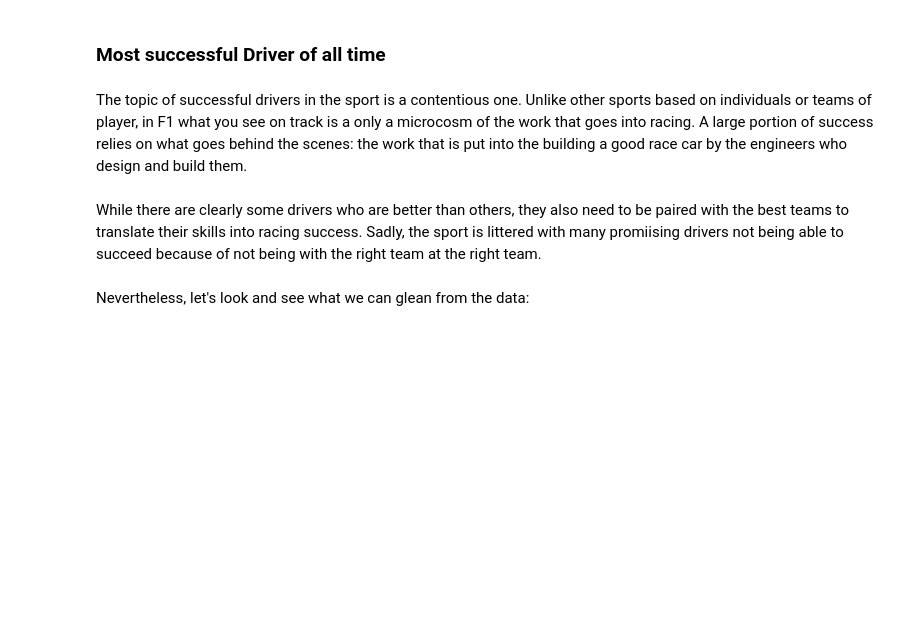
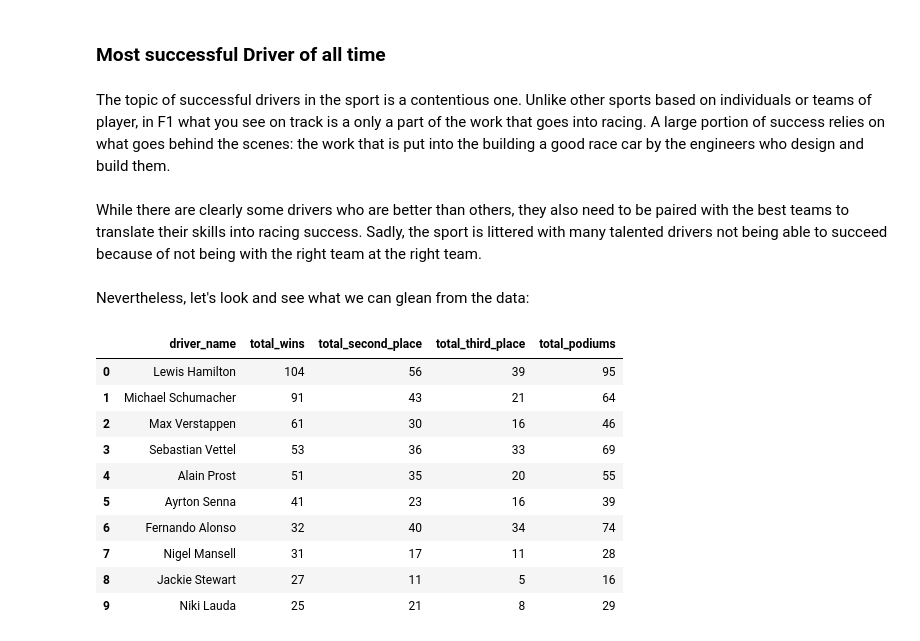
Before and after one commit to rahulakrish/formula_1, a Jupyter notebook: notebook.ipynb, the cells around one changed output. Cells and saved outputs as stored; diff of their text form; code cells hidden in the pictures; blank space fills up the shorter version.

Commit message:
done viz for drivers with most wins

```diff
--- a/notebook.ipynb
+++ b/notebook.ipynb
@@ -166,8 +166,41 @@ In amongst the top 10 teams, are names like Bentton, Williams and Red Bull; name
 # %% [markdown]
 ### Most successful Driver of all time
 # %% [markdown]
-The topic of successful drivers in the sport is a contentious one. Unlike other sports based on individuals or teams of player, in F1 what you see on track is a only a microcosm of the work that goes into racing. A large portion of success relies on what goes behind the scenes: the work that is put into the building a good race car by the engineers who design and build them.
+The topic of successful drivers in the sport is a contentious one. Unlike other sports based on individuals or teams of player, in F1 what you see on track is a only a part of the work that goes into racing. A large portion of success relies on what goes behind the scenes: the work that is put into the building a good race car by the engineers who design and build them.
 # %% [markdown]
-While there are clearly some drivers who are better than others, they also need to be paired with the best teams to translate their skills into racing success. Sadly, the sport is littered with many promiising drivers not being able to succeed because of not being with the right team at the right team.
+While there are clearly some drivers who are better than others, they also need to be paired with the best teams to translate their skills into racing success. Sadly, the sport is littered with many talented drivers not being able to succeed because of not being with the right team at the right team.
 # %% [markdown]
 Nevertheless, let's look and see what we can glean from the data:
+# %%
+#load the required sheets: drivers and results
+#results already loaded in the previous cell
+drivers = pd.read_csv('/content/drivers.csv')
+
+query = """
+SELECT drivers.forename || " " || drivers.surname AS driver_name,
+       COUNT(CASE WHEN results.positionOrder = 1 THEN 1 END) AS total_wins,
+       COUNT(CASE WHEN results.positionOrder = 2 THEN 1 END) AS total_second_place,
+       COUNT(CASE WHEN results.positionOrder = 3 THEN 1 END) AS total_third_place,
+       COUNT(CASE WHEN results.positionOrder IN (2,3) THEN 1 END) AS total_podiums
+FROM drivers
+JOIN results ON
+     drivers.driverId = results.driverId
+GROUP BY driver_name
+ORDER BY total_wins DESC
+LIMIT 10;
+"""
+
+result =sqldf.run(query)
+result
+# %% [output]
+|  | driver_name | total_wins | total_second_place | total_third_place | total_podiums |
+| 0 | Lewis Hamilton | 104 | 56 | 39 | 95 |
+| 1 | Michael Schumacher | 91 | 43 | 21 | 64 |
+| 2 | Max Verstappen | 61 | 30 | 16 | 46 |
+| 3 | Sebastian Vettel | 53 | 36 | 33 | 69 |
+| 4 | Alain Prost | 51 | 35 | 20 | 55 |
+| 5 | Ayrton Senna | 41 | 23 | 16 | 39 |
+| 6 | Fernando Alonso | 32 | 40 | 34 | 74 |
+| 7 | Nigel Mansell | 31 | 17 | 11 | 28 |
+| 8 | Jackie Stewart | 27 | 11 | 5 | 16 |
+| 9 | Niki Lauda | 25 | 21 | 8 | 29 |
```
Also changed, not shown: parts of 1 cell of this notebook.
